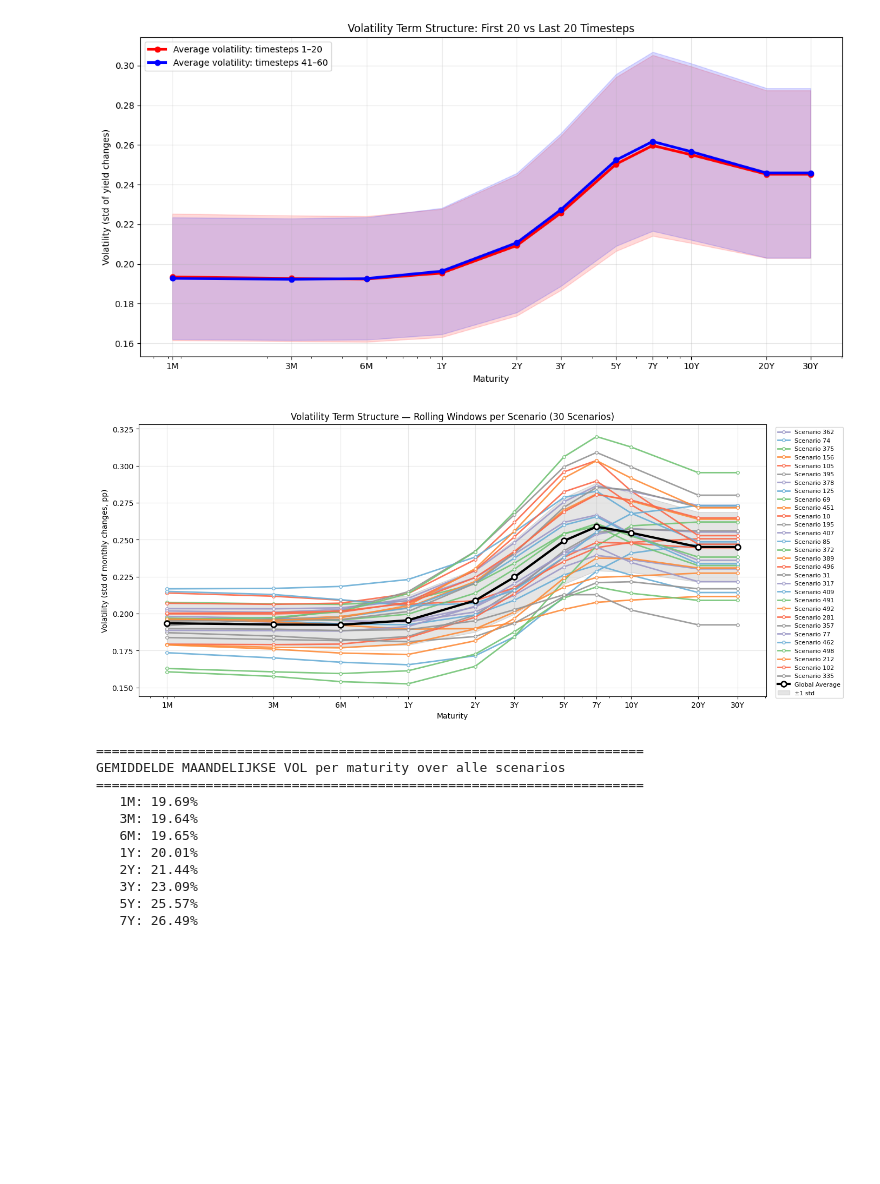
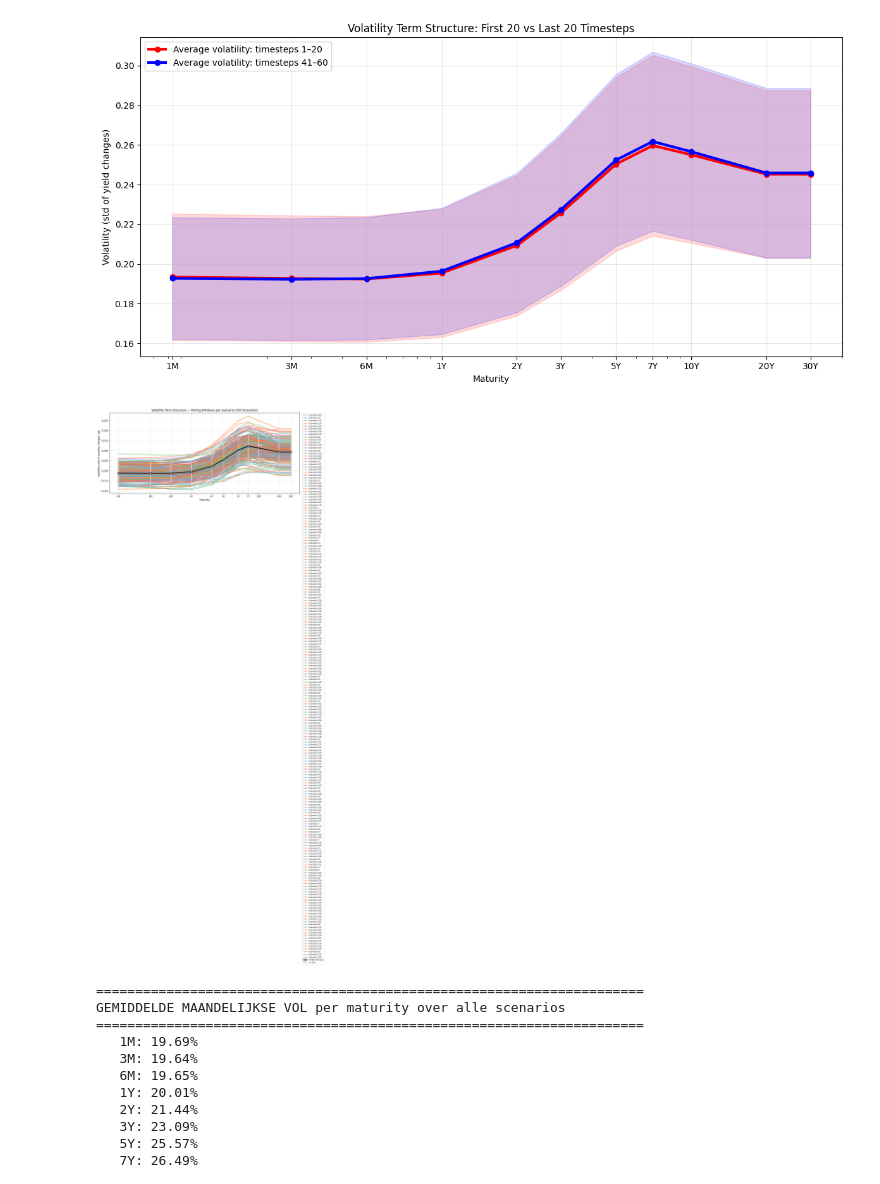
Before and after one commit to Kaatdj/Thesis-ALM, a Jupyter notebook: testing hjm trained on full dataset/plotting hjm 15-4.ipynb, the cells around one changed output. Drawn from its saved outputs; the diff is of its cells as text; code cells hidden in the pictures; blank space fills up the shorter version.

Commit message:
update hjm trained on same data as diffusion and same initial yield curve

```diff
--- a/testing hjm trained on full dataset/plotting hjm 15-4.ipynb
+++ b/testing hjm trained on full dataset/plotting hjm 15-4.ipynb
@@ -150,7 +150,7 @@ scenarios = sim["Scenario_ID"].unique()
 # ==============================
 WINDOW = 60
 STEP   = 12
-N_SCEN = 30
+N_SCEN = 200
 
 np.random.seed(42)
 selected_scenarios = np.random.choice(scenarios, size=N_SCEN, replace=False)
@@ -223,34 +223,34 @@ ax.plot(maturity_years, avg_vol,
         label="Global Average",
         zorder=10)
 
 # --- optional std band ---
 ax.fill_between(maturity_years,
                 avg_vol - std_vol,
                 avg_vol + std_vol,
                 color="black",
                 alpha=0.1,
                 label="±1 std")
 
 # ==============================
 # STYLING
 # ==============================
 ax.set_xscale("log")
 ax.set_xticks(maturity_years)
 ax.set_xticklabels(maturities)
 
 ax.set_xlabel("Maturity")
 ax.set_ylabel("Volatility (std of monthly changes, pp)")
 ax.set_title(f"Volatility Term Structure — Rolling Windows per Scenario ({N_SCEN} Scenarios)")
 
 ax.grid(alpha=0.3)
 
 ax.legend(fontsize=8, bbox_to_anchor=(1.01, 1), loc="upper left")
 
 plt.tight_layout()
 #plt.savefig("volatility_scenario_gradients_avg.png", dpi=150, bbox_inches="tight")
 plt.show()
 # %% [output]
-[figure, old version]
+[figure, new version]
 # %%
 import pandas as pd
 import numpy as np
```
Also changed, not shown: 16 other files.
